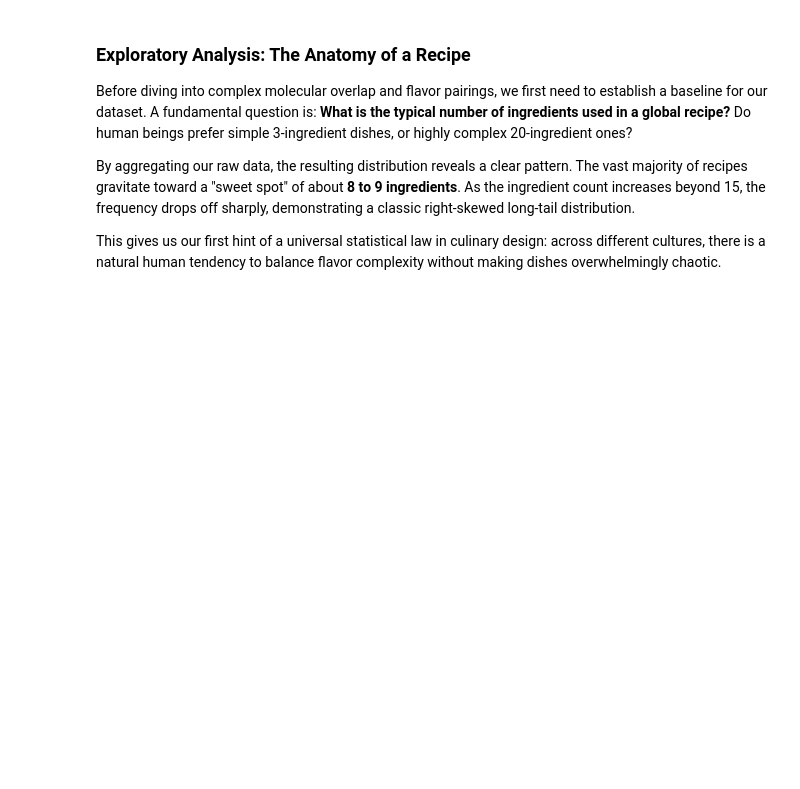
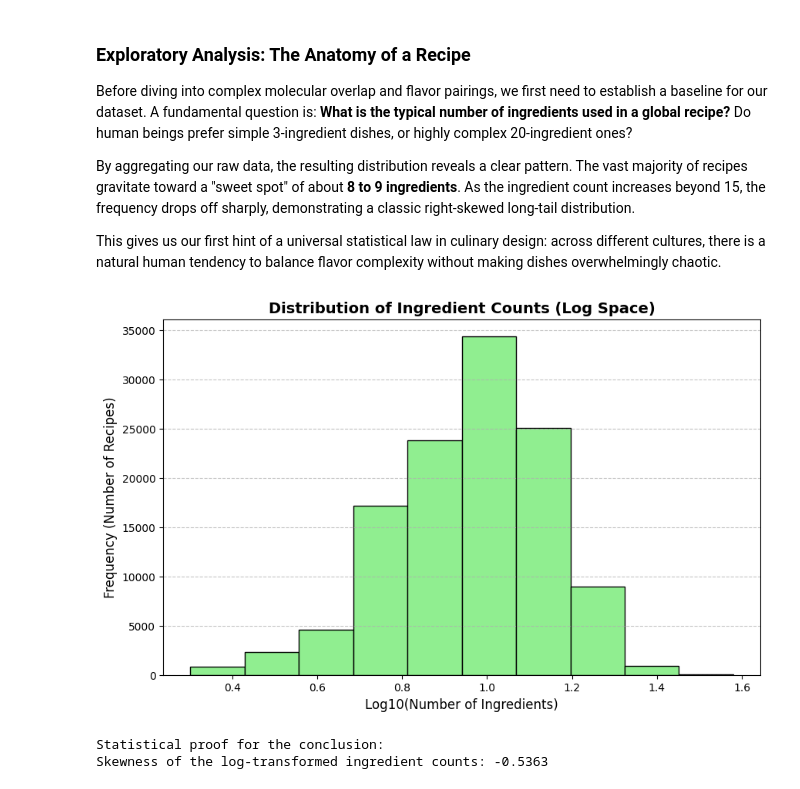
Before and after one commit to harsh23229/Universal-statistical-laws-governing-culinary-design, a Jupyter notebook: Ingredients_Analysis/EDA.ipynb, the cells around one changed output. Cells and saved outputs as stored; diff of their text form; code cells hidden in the pictures; blank space fills up the shorter version.

Commit message:
adding again the log noraml distribution as i don't see it after pulling the latest from github

```diff
--- a/Ingredients_Analysis/EDA.ipynb
+++ b/Ingredients_Analysis/EDA.ipynb
@@ -223,3 +223,45 @@ Before diving into complex molecular overlap and flavor pairings, we first need
 By aggregating our raw data, the resulting distribution reveals a clear pattern. The vast majority of recipes gravitate toward a "sweet spot" of about **8 to 9 ingredients**. As the ingredient count increases beyond 15, the frequency drops off sharply, demonstrating a classic right-skewed long-tail distribution.
 
 This gives us our first hint of a universal statistical law in culinary design: across different cultures, there is a natural human tendency to balance flavor complexity without making dishes overwhelmingly chaotic.
+# %%
+import pandas as pd
+import matplotlib.pyplot as plt
+import numpy as np
+
+# 1. Load the dataset and calculate the raw ingredient counts
+df_ing = pd.read_csv("../Datasets/RecipeID_Ing_ID.csv")
+ingredient_counts = df_ing.groupby('recipe_no')['ing_id'].count()
+
+# 2. Convert the counts into "Log Space"
+log_ingredient_counts = np.log10(ingredient_counts)
+
+# 3. Plot the corrected Log Space histogram
+plt.figure(figsize=(10, 6))
+
+# THE FIX: Reduced bins to 10 to smooth out the discrete "whole number" gaps
+plt.hist(log_ingredient_counts, bins=10, color='lightgreen', edgecolor='black')
+
+# Formatting
+plt.title('Distribution of Ingredient Counts (Log Space)', fontsize=14, fontweight='bold')
+plt.xlabel('Log10(Number of Ingredients)', fontsize=12)
+plt.ylabel('Frequency (Number of Recipes)', fontsize=12)
+plt.grid(axis='y', alpha=0.75, linestyle='--')
+
+plt.show()
+# %% [output]
+[figure, added]
+# %%
+# Convert our log array into a Pandas Series so we can use its math functions
+log_series = pd.Series(log_ingredient_counts)
+
+# Calculate the statistical skewness
+skewness_value = log_series.skew()
+
+print(f"Statistical proof for the conclusion:")
+print(f"Skewness of the log-transformed ingredient counts: {skewness_value:.4f}")
+
+# A perfectly symmetrical normal distribution has a skewness of 0.
+# Any value between -0.5 and 0.5 is considered highly symmetrical!
+# %% [output]
+Statistical proof for the conclusion:
+Skewness of the log-transformed ingredient counts: -0.5363
```
Also changed, not shown: parts of 1 cell of this notebook.
